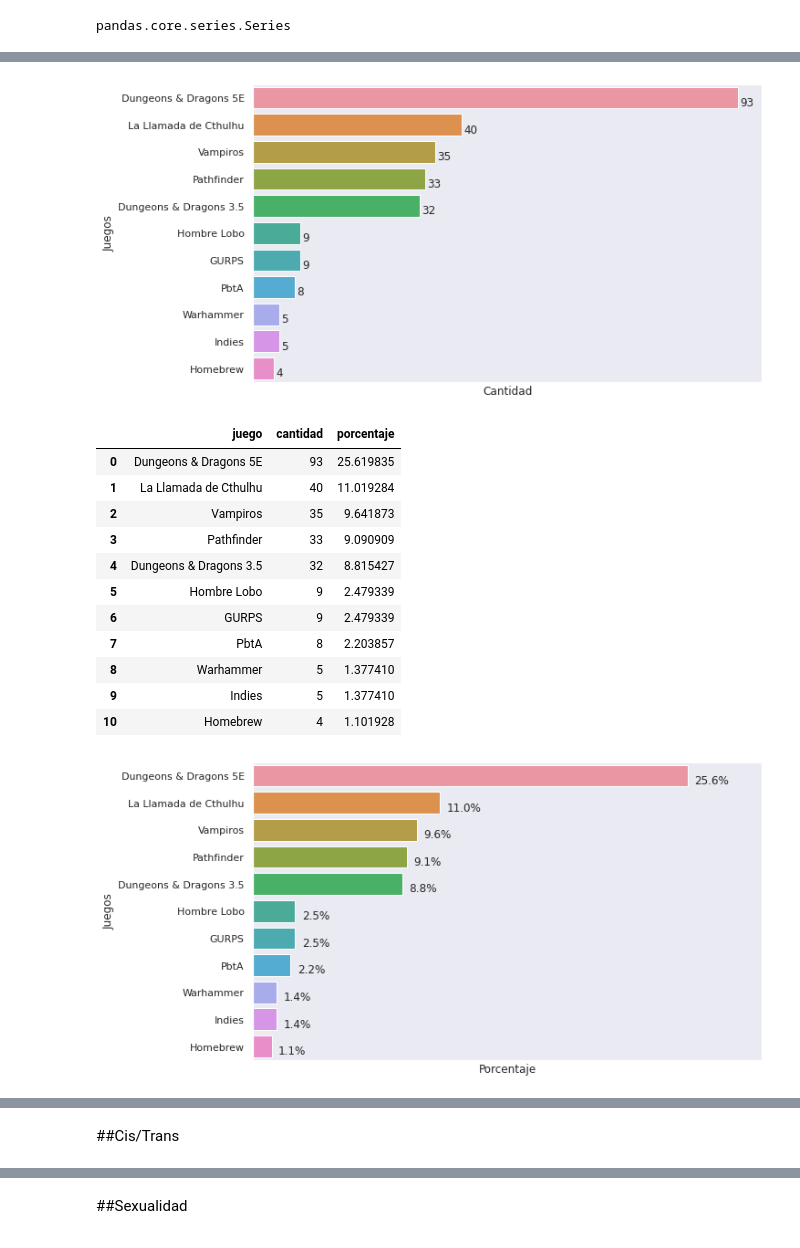
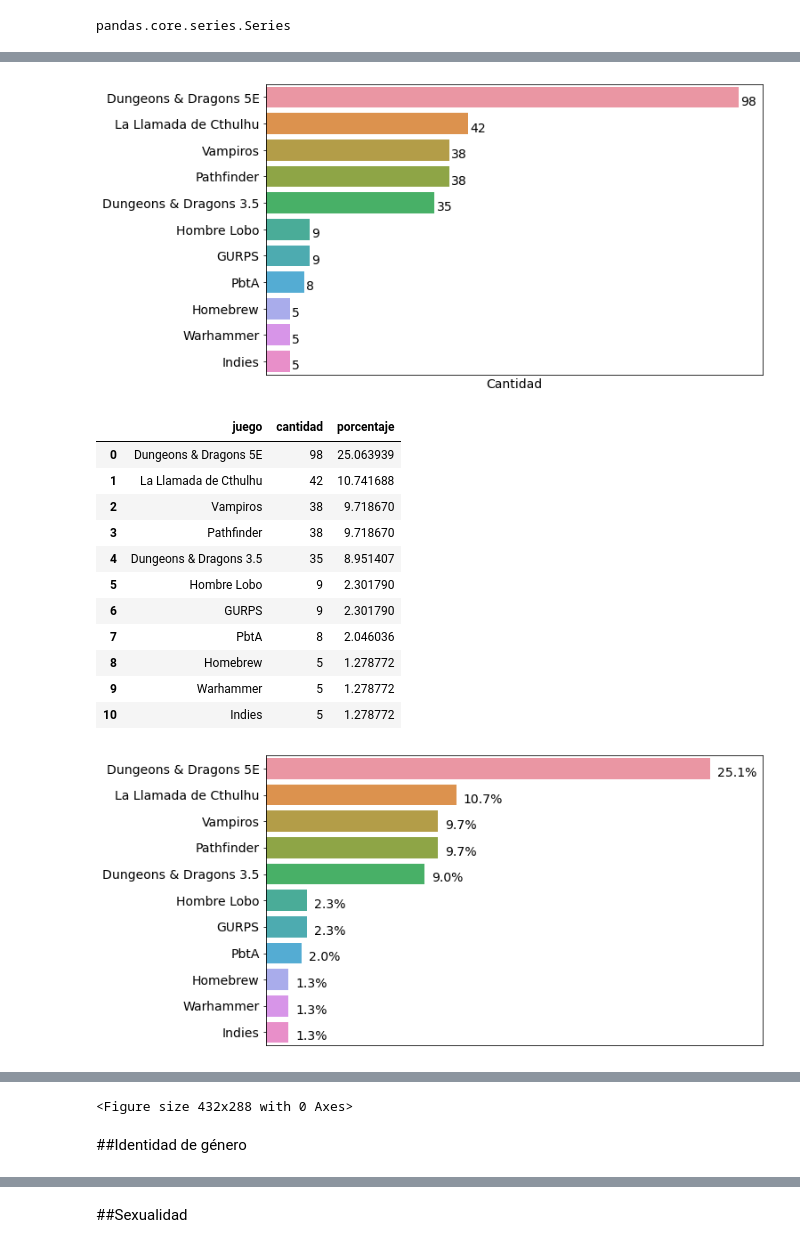
Before and after one commit to JuliMillan/Diversidad_rol, a Jupyter notebook: Copia_de_Diversidad_rol.ipynb, the cells around one changed output, grey strips where cells are left out. Drawn from its saved outputs; the diff is of its cells as text; code cells hidden in the pictures.

```diff
--- a/Copia_de_Diversidad_rol.ipynb
+++ b/Copia_de_Diversidad_rol.ipynb
@@ -110,6 +111,6 @@ memory usage: 16.1+ KB
 # %%
 df.columns = [
-              'fecha', 'edad', 'juegos', 'rol', 'genero', 'cistrans', 'sexualidad',
+              'fecha', 'edad', 'juegos', 'rol', 'genero', 'identidad', 'sexualidad',
               'discriminacion_personal', 'discriminacion_otre', 'reaccion',
               'grupo', 'nacimiento', 'residencia', 'comentario'
               ]
@@ -353,10 +387,10 @@ for p in ax.patches:
   ax.text(_x, _y, value, ha="left", va='bottom')
 plt.xticks([])
 plt.xlabel('Cantidad')
-plt.ylabel('Juegos')
+plt.ylabel('')
 plt.show()
 # %% [output]
-[figure, old version]
+[figure, new version]
 # %%
 #Agrego al dataframe una columna con los porcentajes
 total = len(otra_vez)
@@ -364,30 +398,32 @@ datos['porcentaje'] = ((datos['cantidad']*100)/total)
 datos
 # %% [output]
 |  | juego | cantidad | porcentaje |
-| 0 | Dungeons & Dragons 5E | 93 | 25.619835 |
-| 1 | La Llamada de Cthulhu | 40 | 11.019284 |
-| 2 | Vampiros | 35 | 9.641873 |
-| 3 | Pathfinder | 33 | 9.090909 |
-| 4 | Dungeons & Dragons 3.5 | 32 | 8.815427 |
-| 5 | Hombre Lobo | 9 | 2.479339 |
-| 6 | GURPS | 9 | 2.479339 |
-| 7 | PbtA | 8 | 2.203857 |
-| 8 | Warhammer | 5 | 1.377410 |
-| 9 | Indies | 5 | 1.377410 |
-| 10 | Homebrew | 4 | 1.101928 |
+| 0 | Dungeons & Dragons 5E | 98 | 25.063939 |
+| 1 | La Llamada de Cthulhu | 42 | 10.741688 |
+| 2 | Vampiros | 38 | 9.718670 |
+| 3 | Pathfinder | 38 | 9.718670 |
+| 4 | Dungeons & Dragons 3.5 | 35 | 8.951407 |
+| 5 | Hombre Lobo | 9 | 2.301790 |
+| 6 | GURPS | 9 | 2.301790 |
+| 7 | PbtA | 8 | 2.046036 |
+| 8 | Homebrew | 5 | 1.278772 |
+| 9 | Warhammer | 5 | 1.278772 |
+| 10 | Indies | 5 | 1.278772 |
 # %%
 fig, ax = plt.subplots(figsize=(10,6))
 sns.barplot(x='porcentaje', y='juego', data=datos)
 #Para mostrar los valores a la derecha de las barras horizontales, en formato porcentaje
 for p in ax.patches:
   _x = p.get_x() + p.get_width() + .4
   _y = p.get_y() + p.get_height()
   value = "{:.1f}%".format(p.get_width())
   ax.text(_x, _y, value, ha="left", va='bottom')
 plt.xticks([])
-plt.xlim([0,30])
-plt.xlabel('Porcentaje')
-plt.ylabel('Juegos')
+plt.xlim([0,28])
+plt.xlabel('')
+plt.ylabel('')
 plt.show()
+#plt.savefig("9.jpg",bbox_inches='tight')
+#files.download("9.jpg")
 # %% [output]
-[figure, old version]
+[figure, new version]
@@ -393,0 +432 @@ plt.show()
+<Figure size 432x288 with 0 Axes>
@@ -396,5 +433,5 @@ plt.show()
-# %% [markdown]
-##Cis/Trans
+# %% [markdown]
+##Identidad de género
 # %%
 df1.head()
 # %% [output]
```
Also changed, not shown: parts of 59 cells of this notebook.
